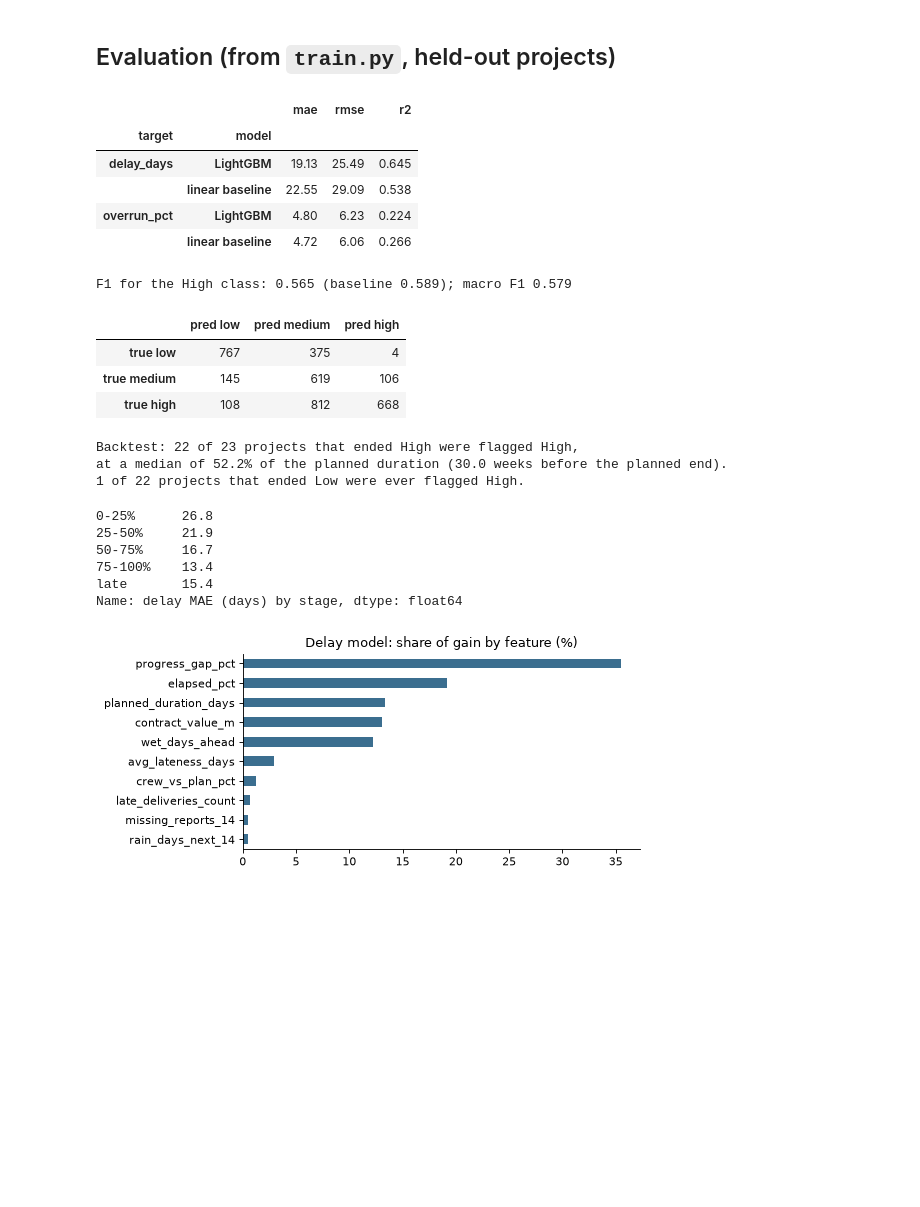
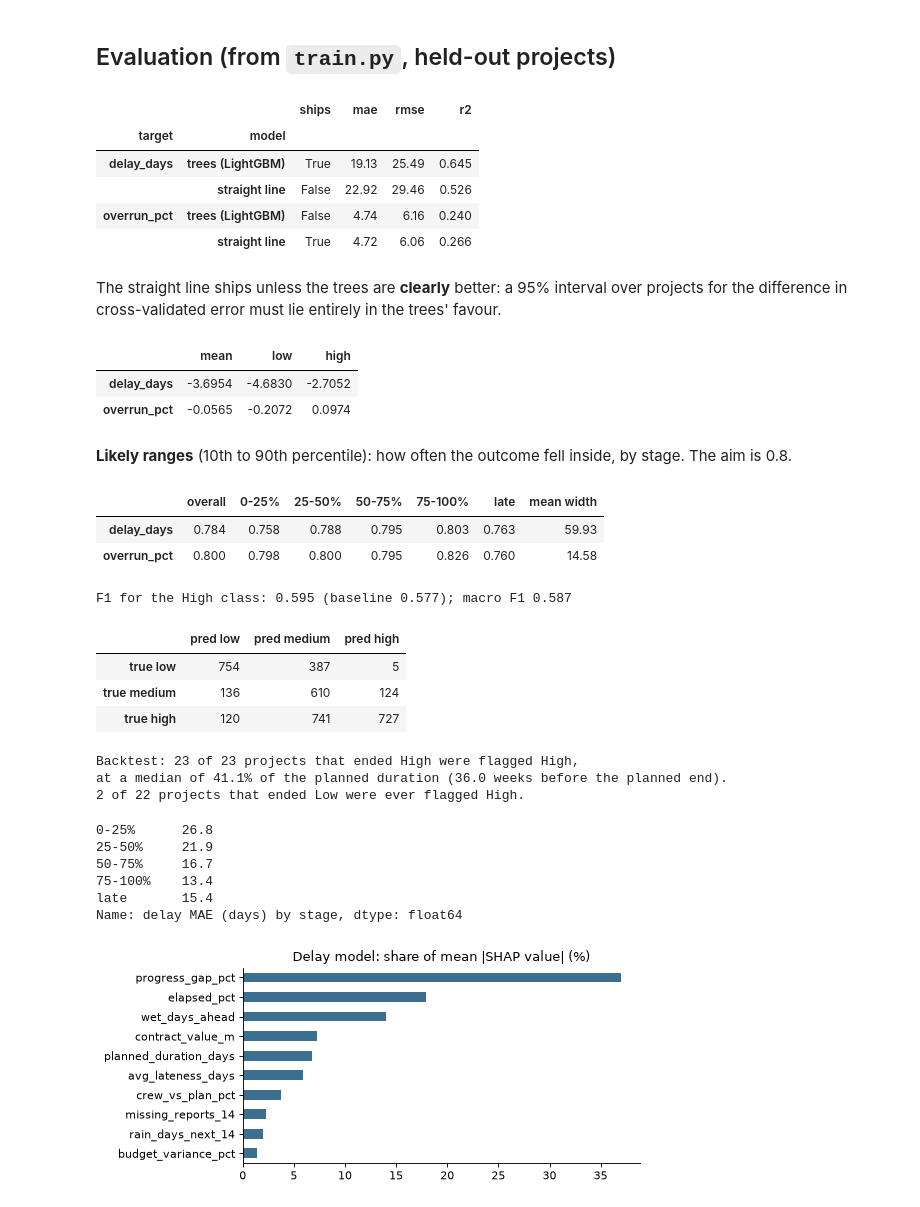
Before and after one commit to whoispasindu/SiteSense, a Jupyter notebook: ml/notebooks/01_explore.ipynb, the cells around one changed output. Cells and saved outputs as stored; diff of their text form; code cells hidden in the pictures; blank space fills up the shorter version.

```diff
--- a/ml/notebooks/01_explore.ipynb
+++ b/ml/notebooks/01_explore.ipynb
@@ -112,30 +112,47 @@ Weeks of the same project are strongly related, so a random row split would put
 # %% [markdown]
 ## Evaluation (from `train.py`, held-out projects)
 # %%
-metrics = json.loads((ROOT / 'models' / 'risk-v1.2.0' / 'metrics.json').read_text())
+metrics = json.loads((ROOT / 'models' / 'risk-v2.0.0' / 'metrics.json').read_text())
 rows = []
 for target, m in metrics['targets'].items():
-    rows.append({'target': target, 'model': 'LightGBM', **m['test']})
-    rows.append({'target': target, 'model': 'linear baseline', **m['baseline_test']})
+    for family, key in (('trees (LightGBM)', 'trees_test'), ('straight line', 'baseline_test')):
+        shipped = (m['shipped'] == 'trees') == family.startswith('trees')
+        rows.append({'target': target, 'model': family, 'ships': shipped, **m[key]})
 pd.DataFrame(rows).set_index(['target', 'model'])
 # %% [output]
-|  |  | mae | rmse | r2 |
-| target | model |  |  |  |
-| delay_days | LightGBM | 19.13 | 25.49 | 0.645 |
-|  | linear baseline | 22.55 | 29.09 | 0.538 |
-| overrun_pct | LightGBM | 4.80 | 6.23 | 0.224 |
-|  | linear baseline | 4.72 | 6.06 | 0.266 |
+|  |  | ships | mae | rmse | r2 |
+| target | model |  |  |  |  |
+| delay_days | trees (LightGBM) | True | 19.13 | 25.49 | 0.645 |
+|  | straight line | False | 22.92 | 29.46 | 0.526 |
+| overrun_pct | trees (LightGBM) | False | 4.74 | 6.16 | 0.240 |
+|  | straight line | True | 4.72 | 6.06 | 0.266 |
+# %% [markdown]
+The straight line ships unless the trees are **clearly** better: a 95% interval over projects for the difference in cross-validated error must lie entirely in the trees' favour.
+# %%
+pd.DataFrame({t: m['cv_mae']['trees_minus_linear_mae'] for t, m in metrics['targets'].items()}).T
+# %% [output]
+|  | mean | low | high |
+| delay_days | -3.6954 | -4.6830 | -2.7052 |
+| overrun_pct | -0.0565 | -0.2072 | 0.0974 |
+# %% [markdown]
+**Likely ranges** (10th to 90th percentile): how often the outcome fell inside, by stage. The aim is 0.8.
+# %%
+pd.DataFrame({t: {'overall': m['range']['coverage'], **m['range']['coverage_by_elapsed'], 'mean width': m['range']['mean_width']} for t, m in metrics['targets'].items()}).T
+# %% [output]
+|  | overall | 0-25% | 25-50% | 50-75% | 75-100% | late | mean width |
+| delay_days | 0.784 | 0.758 | 0.788 | 0.795 | 0.803 | 0.763 | 59.93 |
+| overrun_pct | 0.800 | 0.798 | 0.800 | 0.795 | 0.826 | 0.760 | 14.58 |
 # %%
 rc = metrics['risk_class']
 print(f"F1 for the High class: {rc['f1_high']} (baseline {rc['f1_high_baseline']}); macro F1 {rc['f1_macro']}")
 cm = pd.DataFrame(rc['confusion_matrix']['rows_true_cols_predicted'], index=['true low', 'true medium', 'true high'], columns=['pred low', 'pred medium', 'pred high'])
 cm
 # %% [output]
-F1 for the High class: 0.565 (baseline 0.589); macro F1 0.579
+F1 for the High class: 0.595 (baseline 0.577); macro F1 0.587
 |  | pred low | pred medium | pred high |
-| true low | 767 | 375 | 4 |
-| true medium | 145 | 619 | 106 |
-| true high | 108 | 812 | 668 |
+| true low | 754 | 387 | 5 |
+| true medium | 136 | 610 | 124 |
+| true high | 120 | 741 | 727 |
 # %%
 bt = metrics['backtest']
 print(f"Backtest: {bt['flagged']} of {bt['high_projects']} projects that ended High were flagged High,")
@@ -143,9 +160,9 @@ print(f"at a median of {bt['median_flagged_at_elapsed_pct']}% of the planned dur
 print(f"{bt['low_projects_ever_flagged_high']} of {bt['low_projects']} projects that ended Low were ever flagged High.")
 pd.Series(metrics['delay_mae_by_elapsed'], name='delay MAE (days) by stage')
 # %% [output]
-Backtest: 22 of 23 projects that ended High were flagged High,
-at a median of 52.2% of the planned duration (30.0 weeks before the planned end).
-1 of 22 projects that ended Low were ever flagged High.
+Backtest: 23 of 23 projects that ended High were flagged High,
+at a median of 41.1% of the planned duration (36.0 weeks before the planned end).
+2 of 22 projects that ended Low were ever flagged High.
 0-25%      26.8
 25-50%     21.9
 50-75%     16.7
@@ -153,10 +170,10 @@ at a median of 52.2% of the planned duration (30.0 weeks before the planned end)
 late       15.4
 Name: delay MAE (days) by stage, dtype: float64
 # %%
-gain = pd.Series(metrics['targets']['delay_days']['importance_gain_pct']).head(10)[::-1]
-gain.plot.barh(color='#3b6e8f', title='Delay model: share of gain by feature (%)'); plt.tight_layout()
+shap = pd.Series(metrics['targets']['delay_days']['shap_share_pct']).head(10)[::-1]
+shap.plot.barh(color='#3b6e8f', title='Delay model: share of mean |SHAP value| (%)'); plt.tight_layout()
 # %% [output]
-[figure, old version]
+[figure, new version]
 # %% [markdown]
 ## Conclusions
 
```
Also changed, not shown: parts of 1 cell of this notebook, 29 other files.
